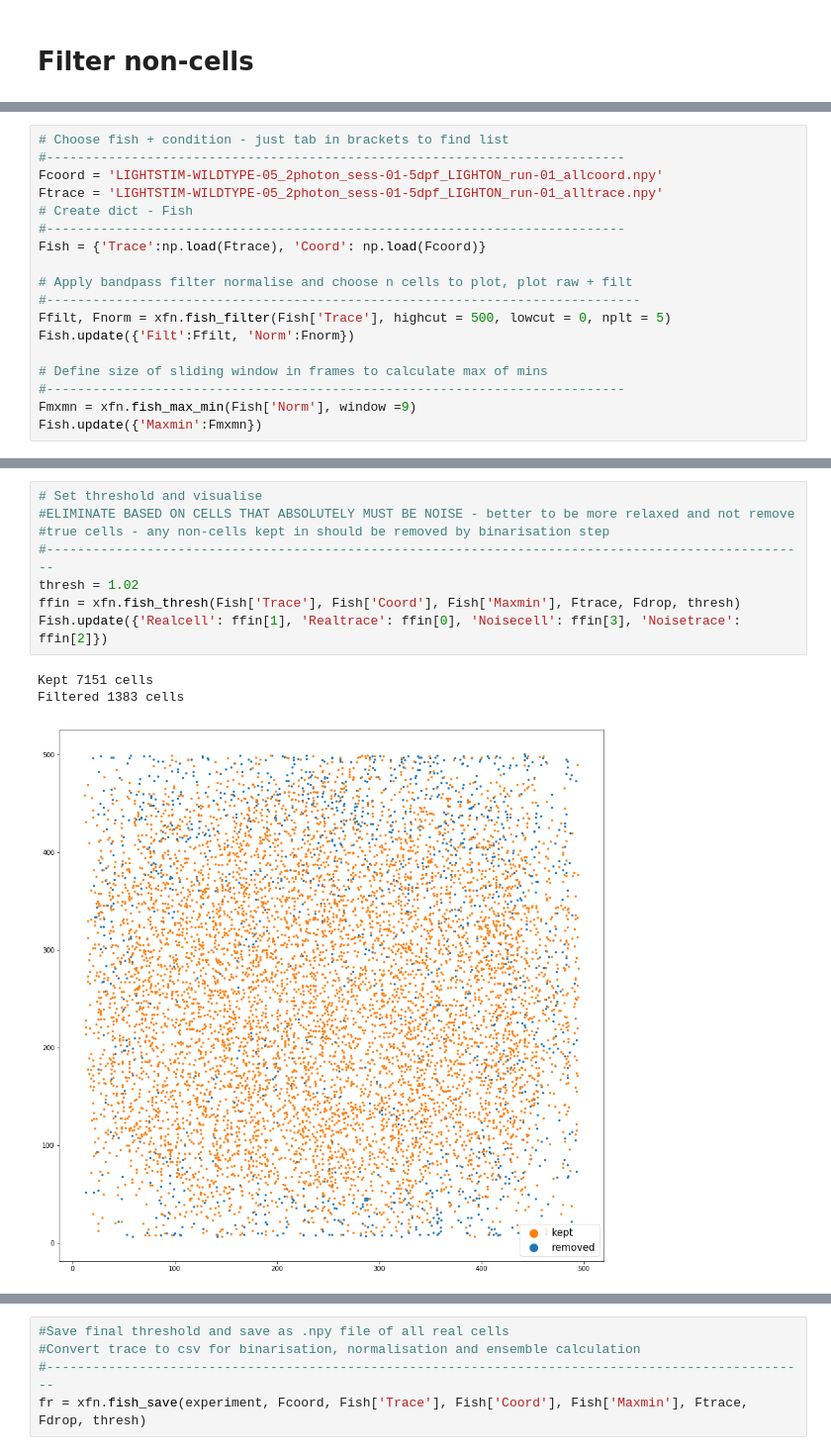
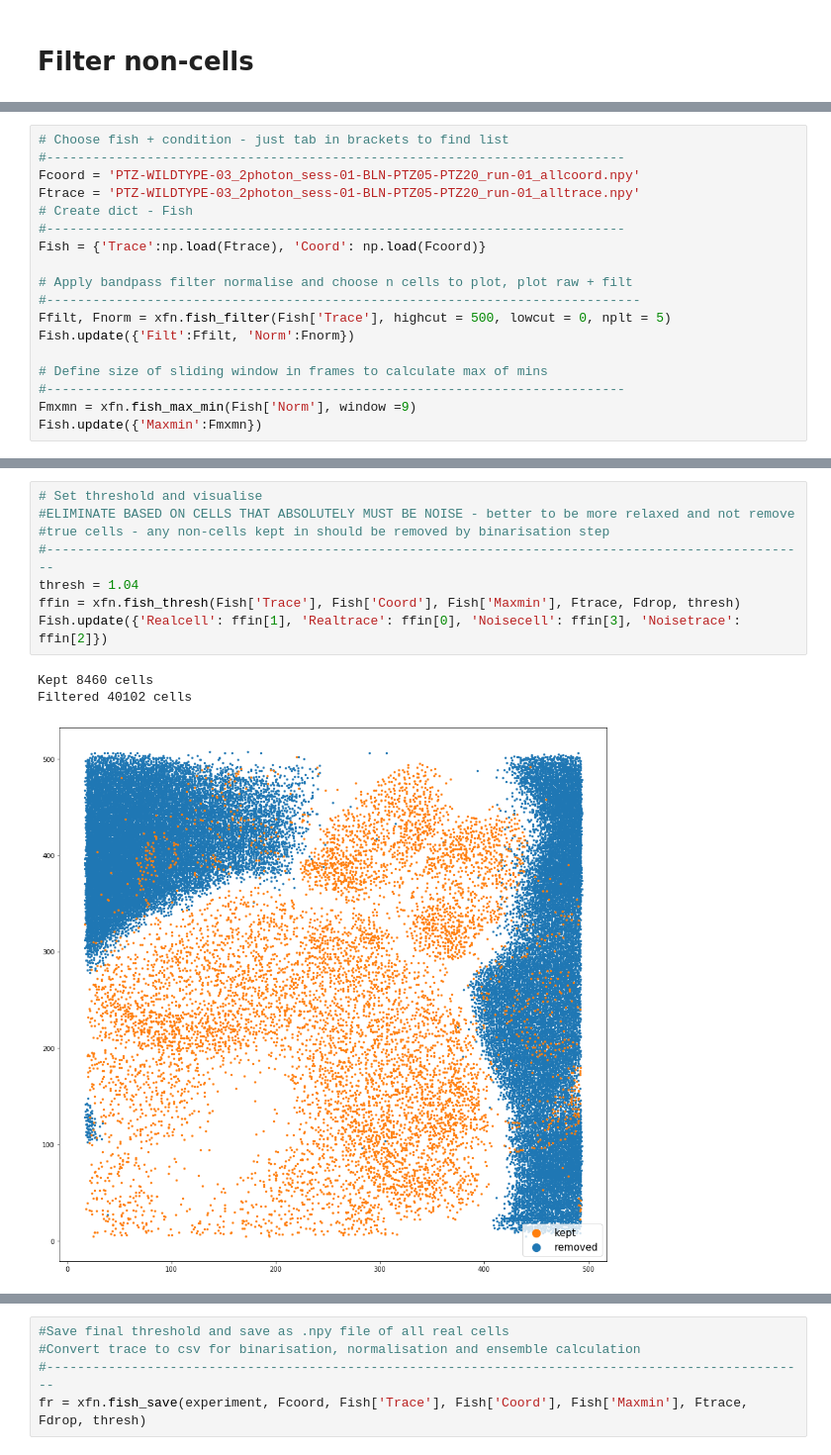
Before and after one commit to dafishcode/img_process, a Jupyter notebook: extract.ipynb, the cells around one changed output, grey strips where cells are left out. Shown: that part at 99% size. Saved outputs shown, nothing was run; the diff lists cells and outputs as text.

```diff
--- a/extract.ipynb
+++ b/extract.ipynb
@@ -82,8 +131,8 @@ tracelist = sorted(glob.glob('*alltrace.npy'))
 # %%
 # Choose fish + condition - just tab in brackets to find list
 #---------------------------------------------------------------------------
-Fcoord = 'LIGHTSTIM-WILDTYPE-05_2photon_sess-01-5dpf_LIGHTON_run-01_allcoord.npy'
-Ftrace = 'LIGHTSTIM-WILDTYPE-05_2photon_sess-01-5dpf_LIGHTON_run-01_alltrace.npy'
+Fcoord = 'PTZ-WILDTYPE-03_2photon_sess-01-BLN-PTZ05-PTZ20_run-01_allcoord.npy'
+Ftrace = 'PTZ-WILDTYPE-03_2photon_sess-01-BLN-PTZ05-PTZ20_run-01_alltrace.npy'
 # Create dict - Fish
 #---------------------------------------------------------------------------
 Fish = {'Trace':np.load(Ftrace), 'Coord': np.load(Fcoord)}
@@ -103,15 +152,15 @@ Fish.update({'Maxmin':Fmxmn})
 # %%
 # Set threshold and visualise
 #ELIMINATE BASED ON CELLS THAT ABSOLUTELY MUST BE NOISE - better to be more relaxed and not remove
 #true cells - any non-cells kept in should be removed by binarisation step
 #---------------------------------------------------------------------------------------------------
-thresh = 1.02
+thresh = 1.04
 ffin = xfn.fish_thresh(Fish['Trace'], Fish['Coord'], Fish['Maxmin'], Ftrace, Fdrop, thresh)
 Fish.update({'Realcell': ffin[1], 'Realtrace': ffin[0], 'Noisecell': ffin[3], 'Noisetrace': ffin[2]})
 # %% [output]
-Kept 7151 cells
-Filtered 1383 cells
+Kept 8460 cells
+Filtered 40102 cells
-[figure, old version]
+[figure, new version]
 # %%
 ###### Plot raw excluded cell traces - adjust threshold
 #---------------------------------------------------------------------------
```
Also changed, not shown: parts of 13 cells of this notebook, 1 other file.
